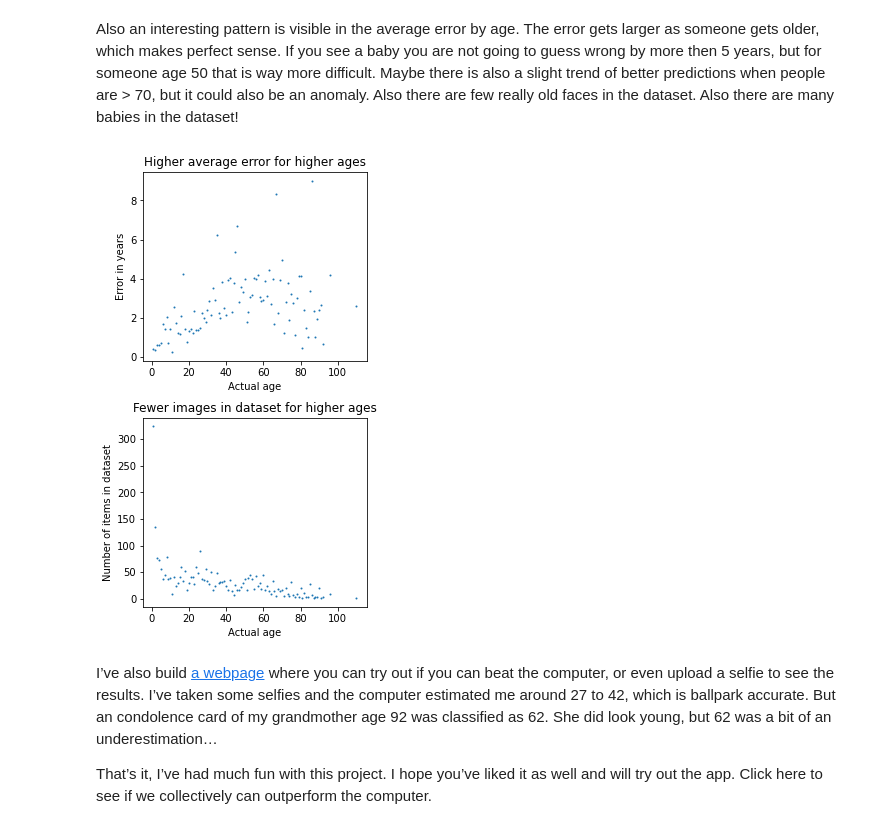
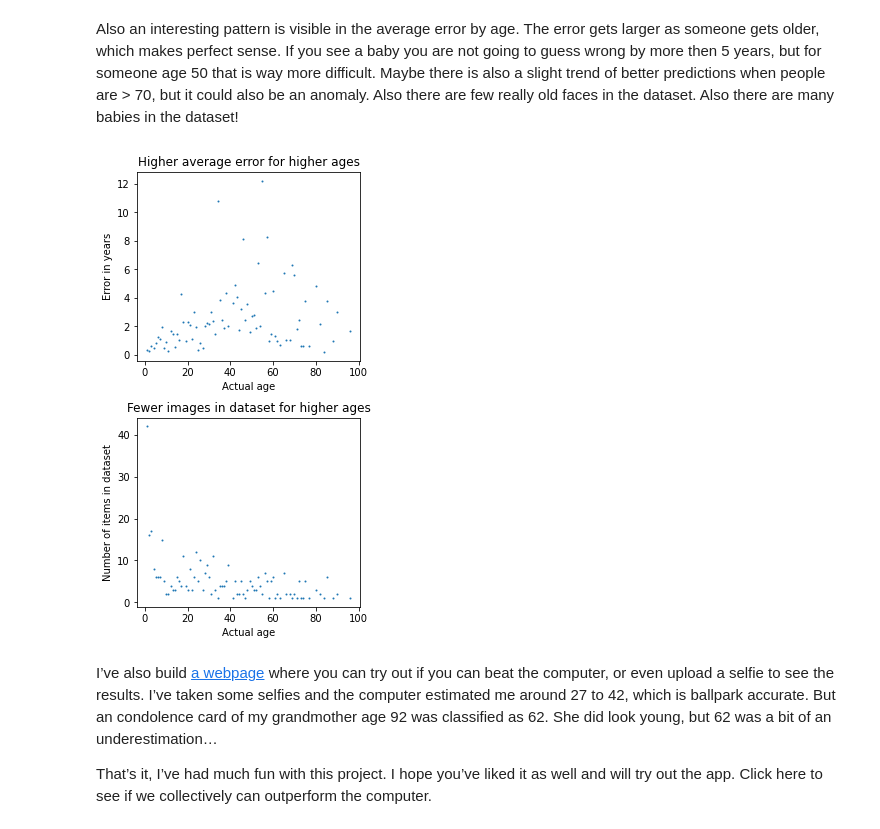
Before and after one commit to jvanelteren/age_prediction, a Jupyter notebook: 2020-11-15-age_pure_pytorch.ipynb, the cells around one changed output. Cells and saved outputs as stored; diff of their text form; code cells hidden in the pictures.

```diff
--- a/2020-11-15-age_pure_pytorch.ipynb
+++ b/2020-11-15-age_pure_pytorch.ipynb
@@ -382,7 +380,7 @@ def plot_top_losses(df, valid=True, top_loss=True):
 # hide
 model = AgeResnet()
 model.load_state_dict(torch.load('app/models/model4.3',map_location=torch.device('cpu')))
-df = gen_pred_df(model, valid=True)
+df = gen_pred_df(model, valid=True, val_items=400)
 # %% [markdown]
 The MAE of the model on the validation dataset is 4.4. Let's check out some predictions.
 # %%
@@ -446,20 +432,21 @@ FileNotFoundError: [Errno 2] No such file or directory: 'data/face_age/005/2547.
 Also an interesting pattern is visible in the average error by age. The error gets larger as someone gets older, which makes perfect sense. If you see a baby you are not going to guess wrong by more then 5 years, but for someone age 50 that is way more difficult. Maybe there is also a slight trend of better predictions when people are > 70, but it could also be an anomaly. Also there are few really old faces in the dataset. Also there are many babies in the dataset!
 # %%
 # hide_input
+set_matplotlib_formats('png')
 
 group = df.groupby(['actual']).agg(['count','mean'])
 fig,ax = plt.subplots(2,1,figsize=(4,8))
 ax[0].scatter(group.index, group['loss']['mean'], s=1)
 ax[0].set_title('Higher average error for higher ages')
 ax[1].scatter(group.index, group['loss']['count'], s=1)
 ax[1].set_title('Fewer images in dataset for higher ages')
 ax[0].set_xlabel("Actual age")
 ax[0].set_ylabel("Error in years")
 ax[1].set_ylabel("Number of items in dataset")
 ax[1].set_xlabel("Actual age");
 plt.subplots_adjust(wspace=0.2, hspace=0.3)
 # %% [output]
-[figure, old version]
+[figure, new version]
 # %%
 # hide
 # #launch tensorboard
```
Also changed, not shown: parts of 6 cells of this notebook, 1 other file.
